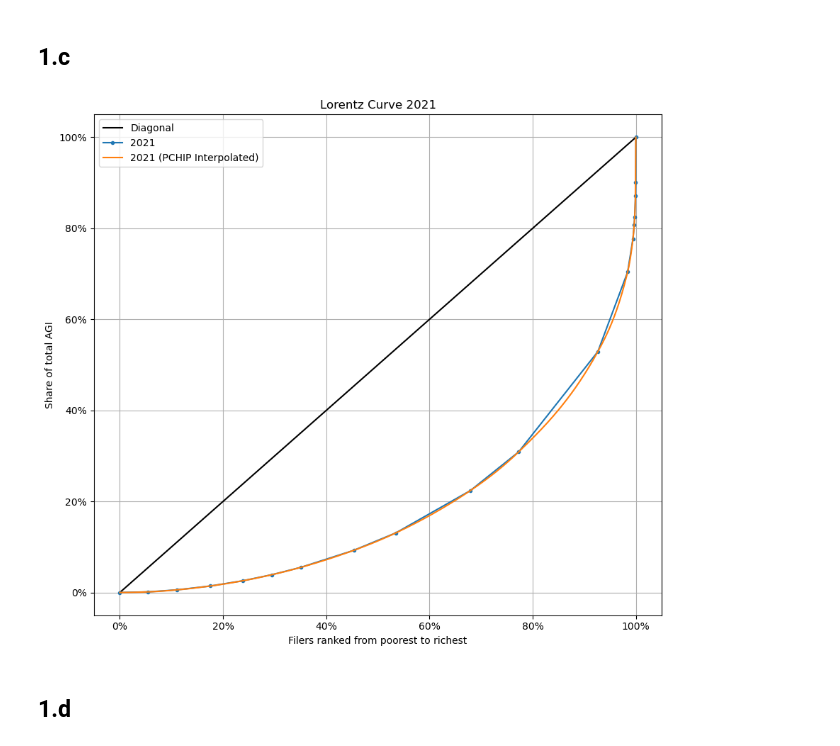
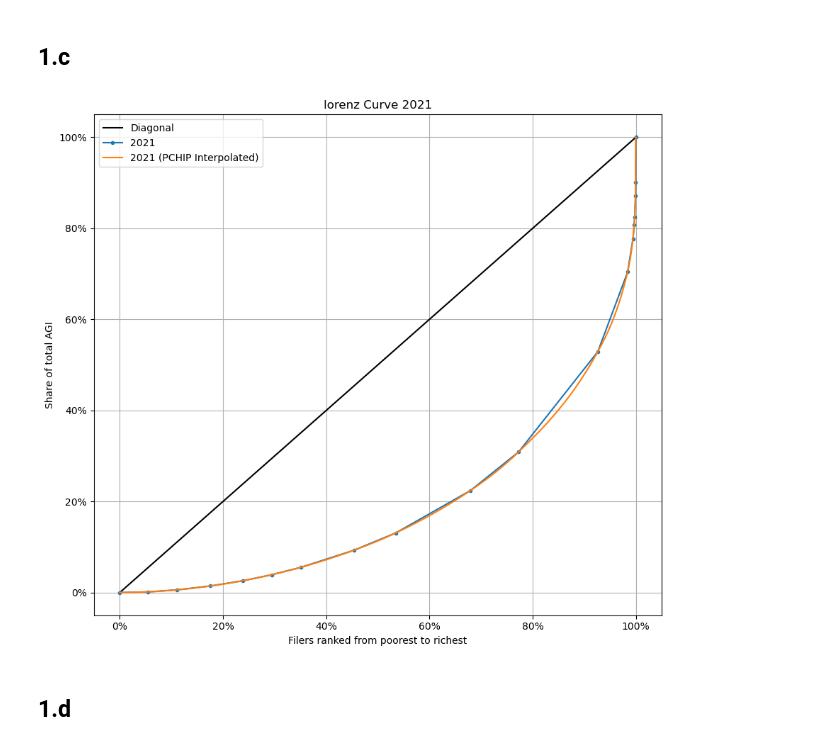
Before and after one commit to johanoelgaard/ECON230B, a Jupyter notebook: Assignment 1/Assignment I.ipynb, the cells around one changed output. Drawn from its saved outputs; the diff is of its cells as text; code cells hidden in the pictures.

```diff
--- a/Assignment 1/Assignment I.ipynb
+++ b/Assignment 1/Assignment I.ipynb
@@ -70,9 +70,9 @@ Interpolated value for top 1.00% share of total AGI: 0.2540233716155428
 # %% [markdown]
 ## 1.c
 # %%
-plot_lorentz_curve(data21,save='lorentz_curve1c.png',title='Lorentz Curve 2021',data_label='2021',pchip=True,)
+plot_lorenz_curve(data21,save='lorenz_curve1c.png',title='lorenz Curve 2021',data_label='2021',pchip=True,)
 # %% [output]
-[figure, old version]
+[figure, new version]
 # %% [markdown]
 ## 1.d
 # %%
```
Also changed, not shown: parts of 4 cells of this notebook, 11 other files.
